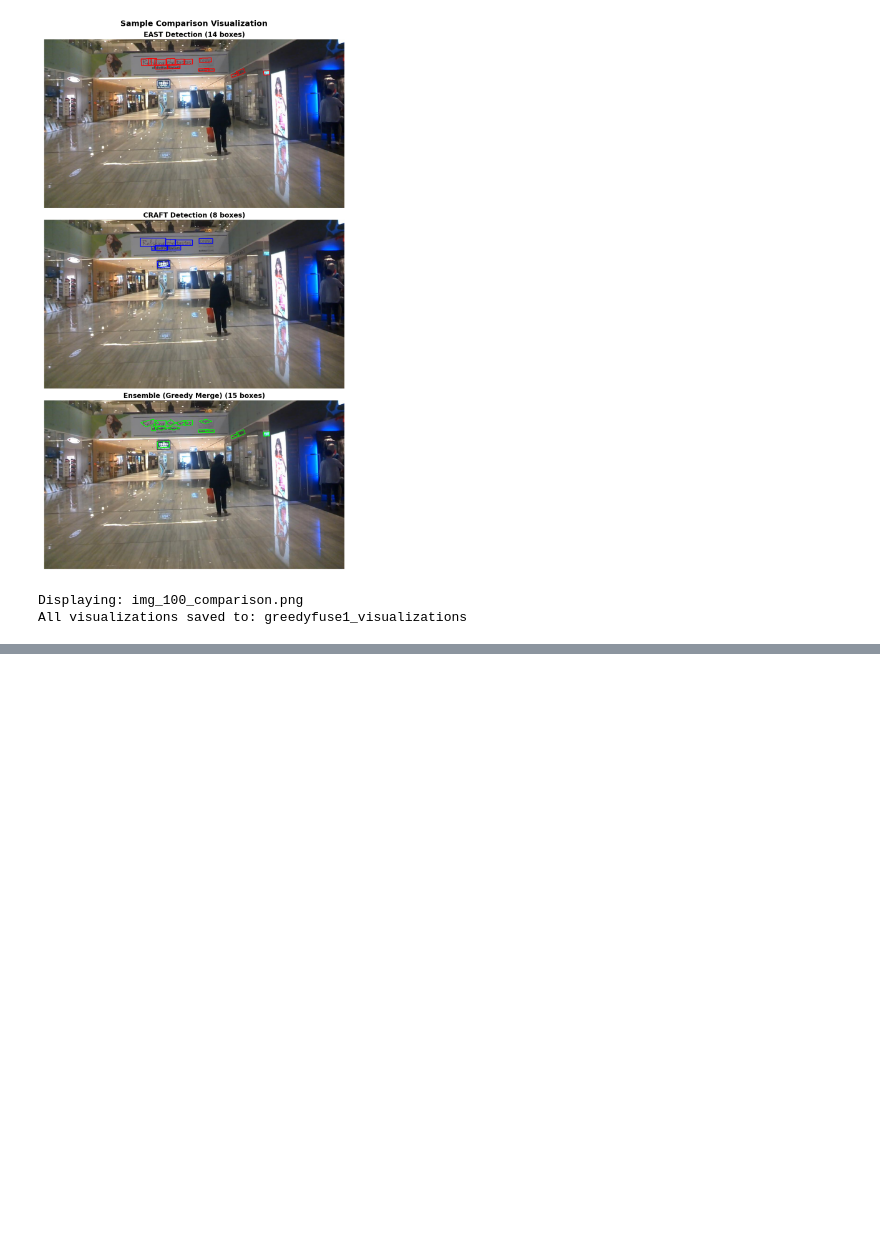
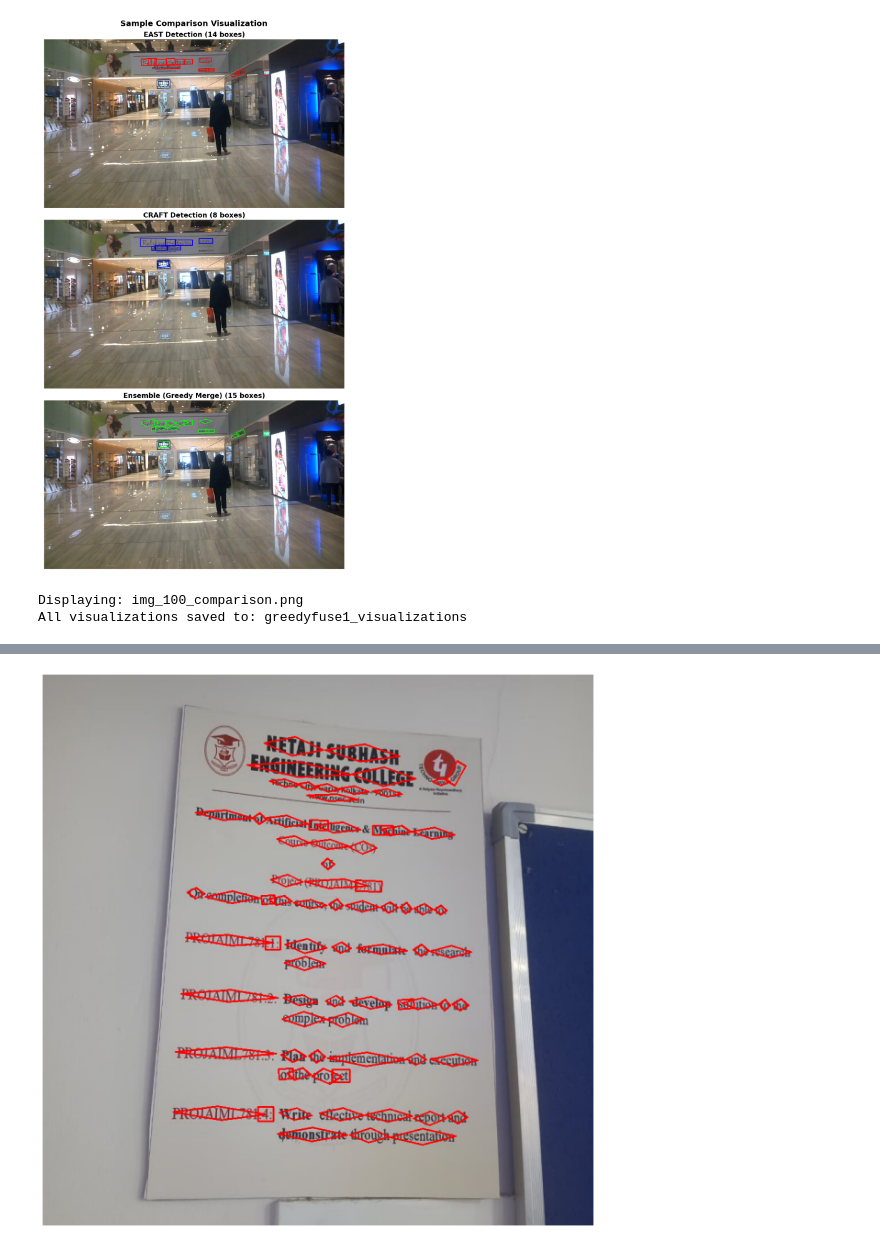
Before and after one commit to 1drie5/east-craft-fusion, a Jupyter notebook: greedyfuse1.ipynb, the cells around one changed output, grey strips where cells are left out. Saved outputs shown, nothing was run; the diff lists cells and outputs as text; code cells hidden in the pictures; blank space fills up the shorter version.

Commit message:
add greedy merge visualization for single image

```diff
--- a/greedyfuse1.ipynb
+++ b/greedyfuse1.ipynb
@@ -717,3 +717,97 @@ if len(viz_files) > 0:
 [figure]
 Displaying: img_100_comparison.png
 All visualizations saved to: greedyfuse1_visualizations
+# %%
+# ============================================================
+# Single Image Test - Visualize Greedy Merge Only
+# ============================================================
+
+import cv2
+import numpy as np
+import matplotlib.pyplot as plt
+from pathlib import Path
+
+def test_single_image_greedy(image_path):
+    """
+    Test a single image and visualize ONLY the greedy merge results in red.
+    """
+    image_path = Path(image_path)
+
+    if not image_path.exists():
+        print(f"Error: Image not found at {image_path}")
+        return
+
+    # Load image
+    img = cv2.imread(str(image_path))
+    img_rgb = cv2.cvtColor(img, cv2.COLOR_BGR2RGB)
+
+    print(f"\nProcessing: {image_path.name}")
+    print("-" * 40)
+
+    # Run EAST detection
+    print("Running EAST detections...")
+    east_dets = detect_east(image_path, east_net)
+
+    # Run CRAFT detection
+    print("Running CRAFT detections...")
+    craft_dets = detect_craft(image_path, craft_detector)
+
+    # Run Greedy Merge Ensemble
+    print("Running greedy merge ensemble...")
+    greedy_dets = greedy_merge(east_dets, craft_dets)
+
+    print("-" * 40)
+    print(f"Greedy Merge found {len(greedy_dets)} final boxes")
+    print("-" * 40)
+
+    # Define RED color for matplotlib (RGB)
+    RED = (255, 0, 0)
+
+    def draw_boxes(img, detections, color, thickness=2):
+        """Draw bounding boxes on image"""
+        img_copy = img.copy()
+        for poly, conf in detections:
+            pts = poly.astype(np.int32).reshape((-1, 1, 2))
+            cv2.polylines(img_copy, [pts], isClosed=True, color=color, thickness=thickness)
+
+            # NOTE: Confidence scores are commented out for publication clarity.
+            # If you need them for debugging, uncomment the next two lines.
+            # x, y = int(poly[0][0]), int(poly[0][1]) - 5
+            # cv2.putText(img_copy, f'{conf:.2f}', (x, y), cv2.FONT_HERSHEY_SIMPLEX, 0.4, color, 1)
+
+        return img_copy
+
+    # Draw only the greedy detections
+    final_img = draw_boxes(img_rgb, greedy_dets, RED, thickness=2)
+
+    # Calculate dynamic figure size to match image aspect ratio perfectly
+    H, W = img_rgb.shape[:2]
+    fig_w = 12
+    fig_h = fig_w * (H / W)
+
+    # --- UPDATED PLOTTING CODE FOR ZERO BORDER ---
+
+    # 1. Create the figure without a frame
+    fig = plt.figure(figsize=(fig_w, fig_h), frameon=False)
+
+    # 2. Add an axis that exactly fills the figure from edge to edge [left, bottom, width, height]
+    ax = fig.add_axes([0, 0, 1, 1])
+    ax.imshow(final_img)
+    ax.axis('off')
+
+    save_name = f"{image_path.stem}_greedymerge.png"
+
+    # 3. Save with pad_inches exactly at 0
+    plt.savefig(save_name, dpi=300, bbox_inches='tight', pad_inches=0, facecolor='white')
+    print(f"Saved perfectly borderless image: {save_name}\n")
+    plt.show()
+
+    return greedy_dets
+
+# ============================================================
+# TEST YOUR IMAGE HERE
+# ============================================================
+
+test_image = 'test.jpeg'
+greedy_dets = test_single_image_greedy(test_image)
+# %% [output]
@@ -719,0 +823 @@ All visualizations saved to: greedyfuse1_visualizations
+[figure, added]
```
Also changed, not shown: parts of 1 cell of this notebook, 2 other files.
